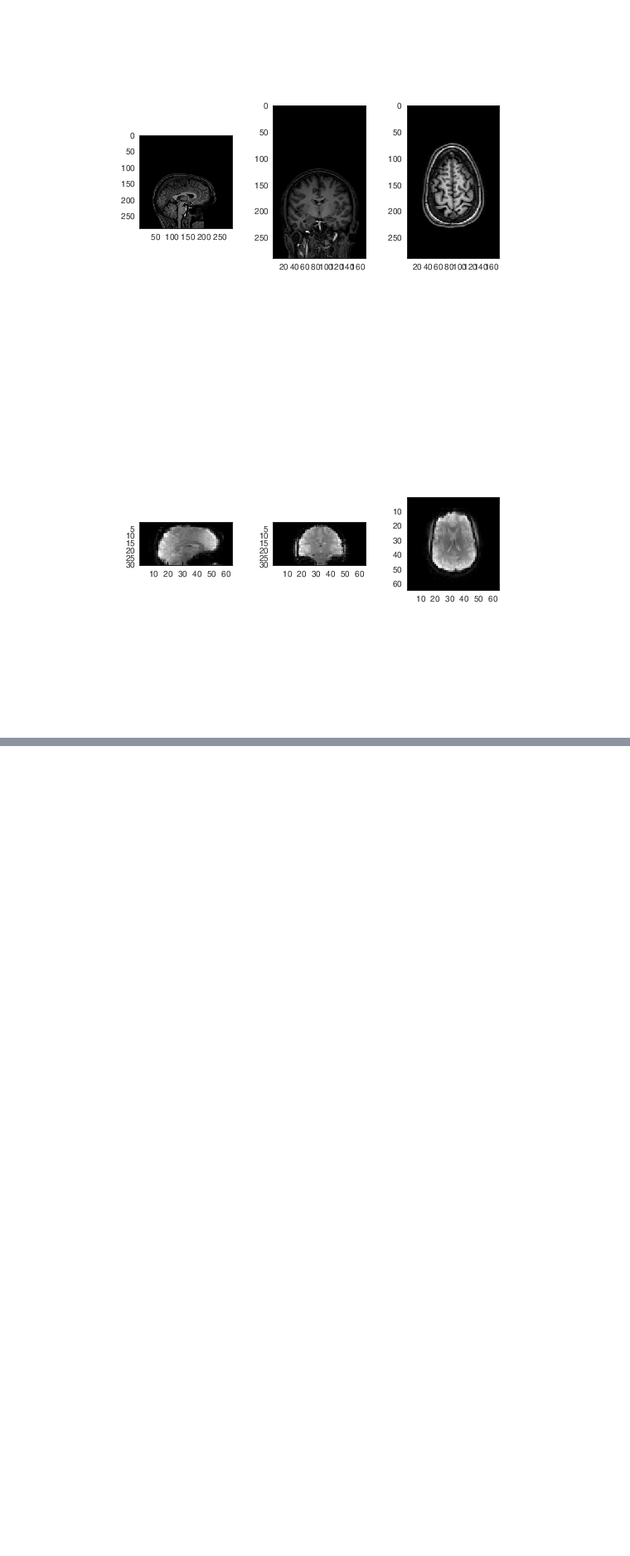
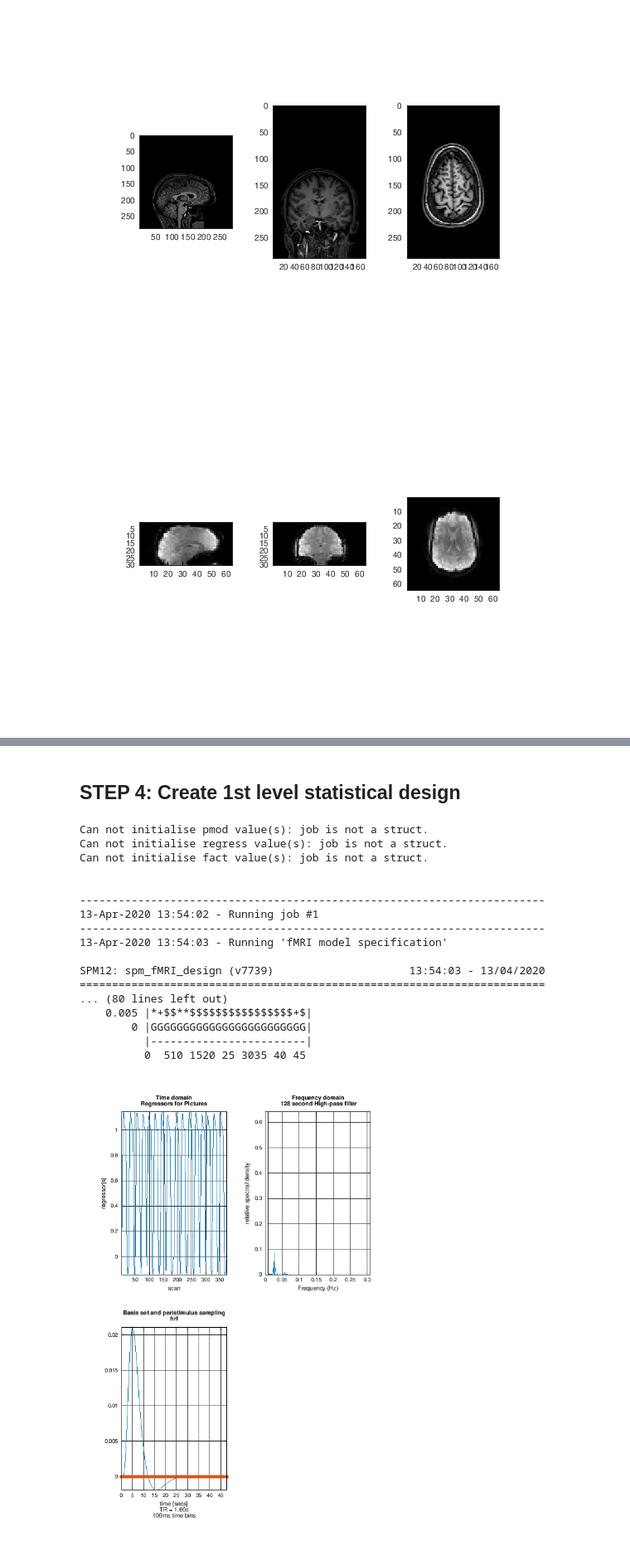
Before and after one commit to jsheunis/spm12-octave-jupyter, a Jupyter notebook: spm12_scripting_tutorial.ipynb, the cells around one changed output, grey strips where cells are left out. Shown: that part at 83% size. Drawn from its saved outputs; the diff is of its cells as text; code cells hidden in the pictures; blank space fills up the shorter version.

Commit message:
updates notebook with full 1st level analysis code

```diff
--- a/spm12_scripting_tutorial.ipynb
+++ b/spm12_scripting_tutorial.ipynb
@@ -146,0 +154,35 @@ Running job #1
+# %% [markdown]
+## STEP 4: Create 1st level statistical design
+# %%
+% Set up statistical design parameters, based on task data
+sess_params = struct;
+sess_params.timing_units = 'secs';
+sess_params.timing_RT = 1.6;
+sess_params.cond_name = 'Pictures';
+sess_params.cond_onset = [0; 40.1; 77.2; 111.3; 143.3; 179.4; 218.5; 251.5; 299.6; 334.7; 374.8; 411.9; 445.9; 478.0; 514.1; 553.2];
+sess_params.cond_duration = [24.1000; 24.06; 24.07; 24.06; 24.06; 24.07; 24.04; 24.06; 24.07; 24.10; 24.06; 24.06; 24.09; 24.09; 24.06; 24.07];
+% Call script to set up design
+spm_specify1stlevel_jsh(stats_dir, preproc_data.srfunctional_fn, preproc_data.mp_fn, sess_params)
+% Display/explore design matrix
+load([stats_dir filesep 'SPM.mat']);
+spm_DesRep('fMRIDesMtx',SPM,1,1)
+saveas(gcf, [processing_dir filesep 'des_mat.png'])
+# %% [output]
+Can not initialise pmod value(s): job is not a struct.
+Can not initialise regress value(s): job is not a struct.
+Can not initialise fact value(s): job is not a struct.
+
+
+------------------------------------------------------------------------
+13-Apr-2020 13:54:02 - Running job #1
+------------------------------------------------------------------------
+13-Apr-2020 13:54:03 - Running 'fMRI model specification'
+
+SPM12: spm_fMRI_design (v7739)                     13:54:03 - 13/04/2020
+========================================================================
+... (80 lines left out)
+    0.005 |*+$$**$$$$$$$$$$$$$$$$+$|
+        0 |GGGGGGGGGGGGGGGGGGGGGGGG|
+          |------------------------|
+          0  510 1520 25 3035 40 45
+[figure, added]
```
Also changed, not shown: parts of 11 cells of this notebook.
